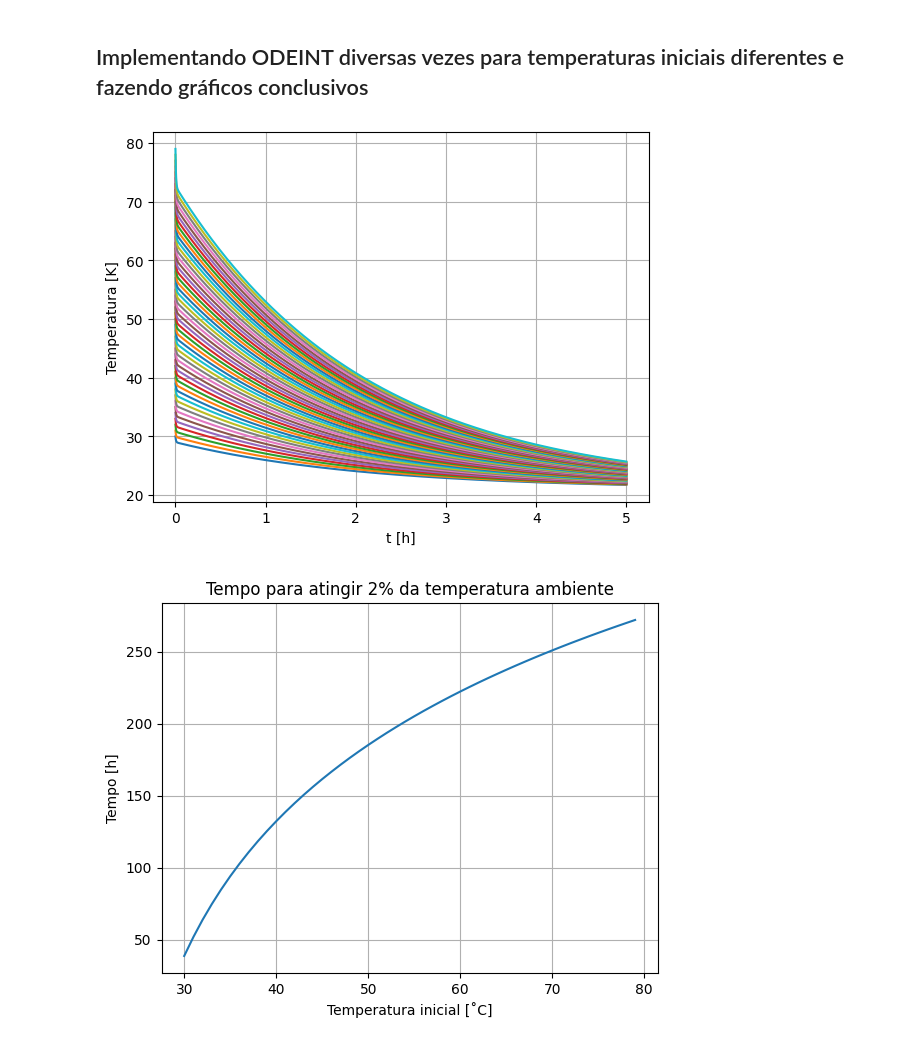
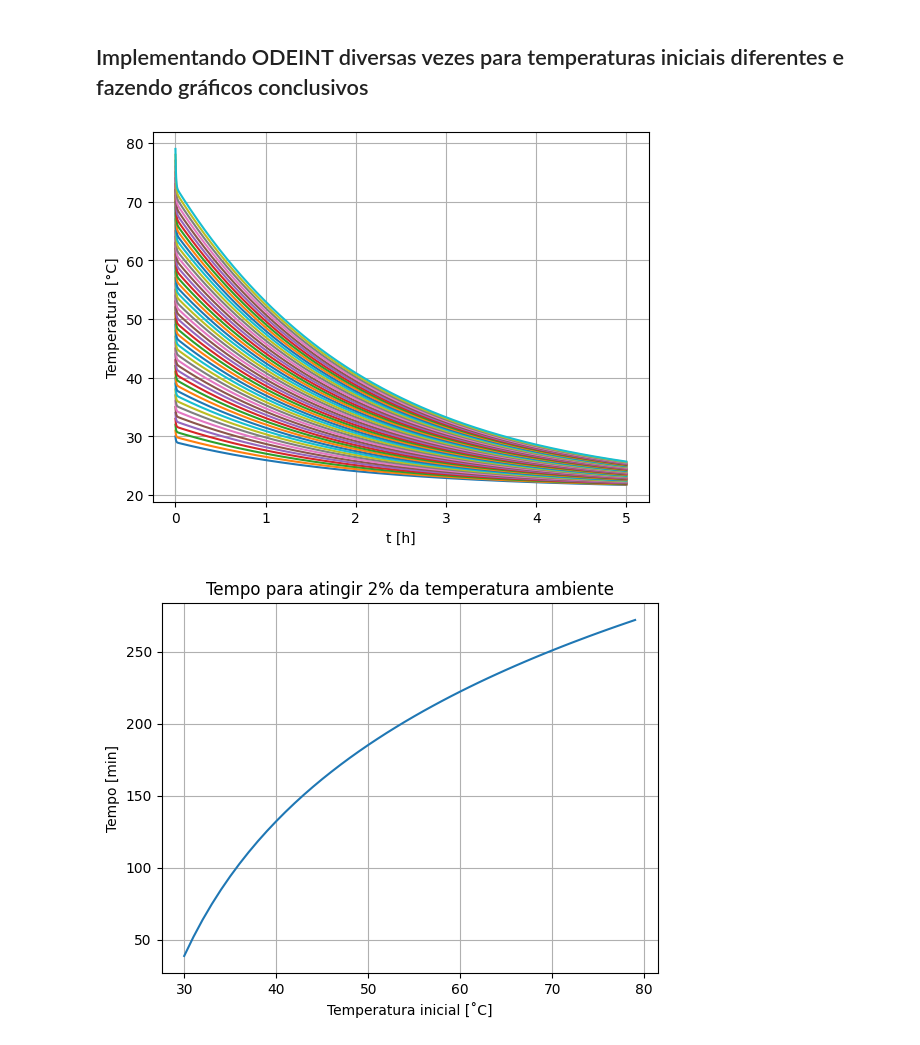
Before and after one commit to LuanaPLGuimaraes/Modelagens, a Jupyter notebook: P2/Modelagem P2.ipynb, the cells around one changed output. Saved outputs shown, nothing was run; the diff lists cells and outputs as text; code cells hidden in the pictures.

```diff
--- a/P2/Modelagem P2.ipynb
+++ b/P2/Modelagem P2.ipynb
@@ -176,34 +176,34 @@ for i in range(len(temperaturas_iniciais)):
     T0 = [T_bi, T_bs, T_liq]
 
     sol = odeint(derivadas, T0, lista_t)
     temperaturas = sol[:, 2]
 
     plt.plot(lista_t/3600, temperaturas-273.15, label = 'T_liq = ' + str(temperaturas_iniciais[i]) + '˚C')
 
     for i in range(len(temperaturas)):
         if T_liq > T_amb:
             if temperaturas[i] < (T_amb * 1.02):
                 lista_res_T.append(temperaturas[i])
                 lista_res_t.append(lista_t[i]/60)
                 break
         else:
             if temperaturas[i] > (T_amb * 0.98):
                 lista_res_T.append(temperaturas[i])
                 lista_res_t.append(lista_t[i]/60)
                 break
 
 plt.xlabel('t [h]')
-plt.ylabel('Temperatura [K]')
+plt.ylabel('Temperatura [°C]')
 #plt.legend()
 plt.grid()
 plt.show()
 
 plt.plot(temperaturas_iniciais, lista_res_t)
 plt.xlabel('Temperatura inicial [˚C]')
-plt.ylabel('Tempo [h]')
+plt.ylabel('Tempo [min]')
 plt.title('Tempo para atingir 2% da temperatura ambiente')
 plt.grid()
 plt.show()
 # %% [output]
-[figure, old version]
+[figure, new version]
-[figure, old version]
+[figure, new version]
```
